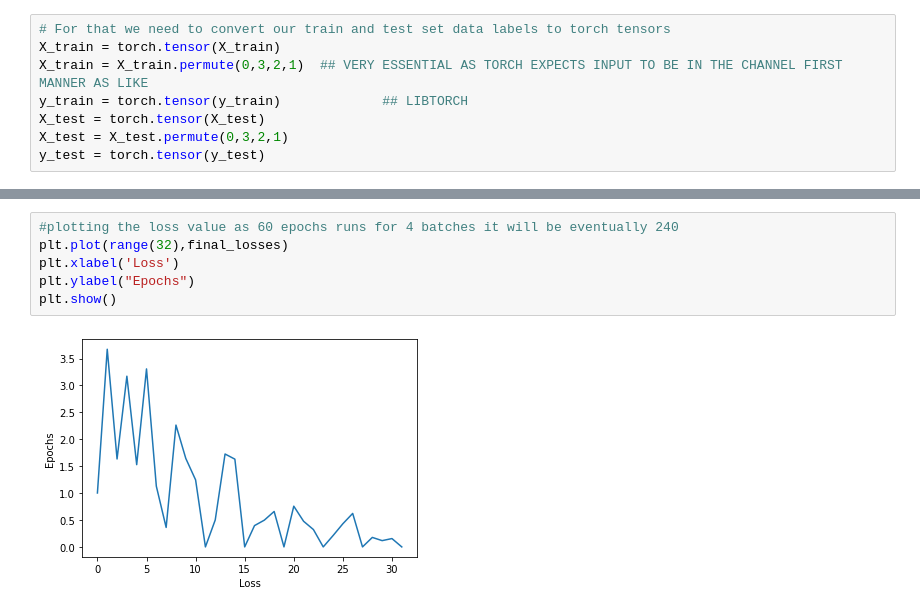
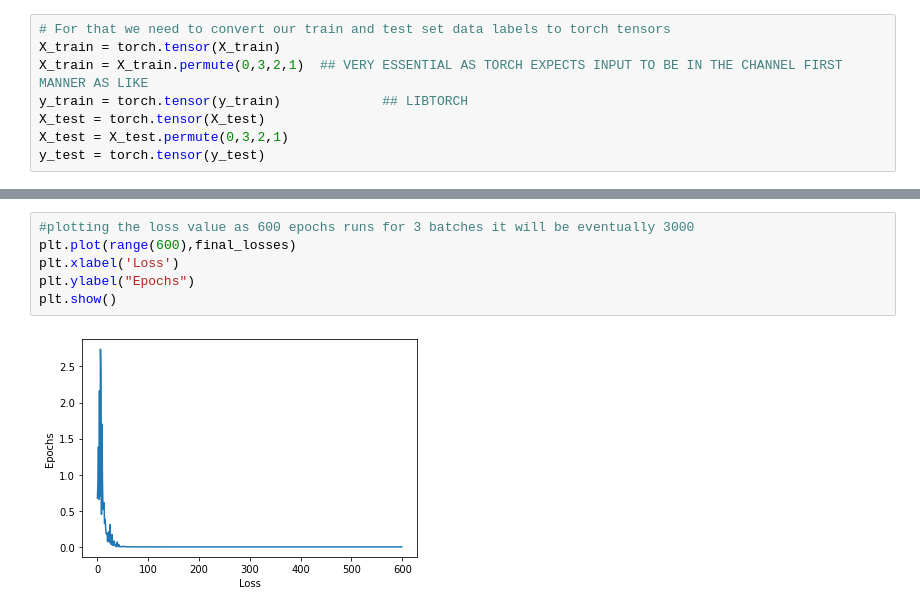
Before and after one commit to Techseeker-404/ComputerVision-Pytorch-OpenCV2, a Jupyter notebook: brain.ipynb, the cells around one changed output, grey strips where cells are left out. Drawn from its saved outputs; the diff is of its cells as text.

```diff
--- a/brain.ipynb
+++ b/brain.ipynb
@@ -379,11 +393,11 @@ Epoch number:7 and loss:4.475908281165175e-05
 # %%
-#plotting the loss value as 60 epochs runs for 4 batches it will be eventually 240
-plt.plot(range(32),final_losses)
+#plotting the loss value as 600 epochs runs for 3 batches it will be eventually 3000
+plt.plot(range(600),final_losses)
 plt.xlabel('Loss')
 plt.ylabel("Epochs")
 plt.show()
 # %% [output]
-[figure, old version]
+[figure, new version]
 # %%
 #checking accuracy
 def check_accuracy(data,label,model):
```
Also changed, not shown: parts of 27 cells of this notebook.
